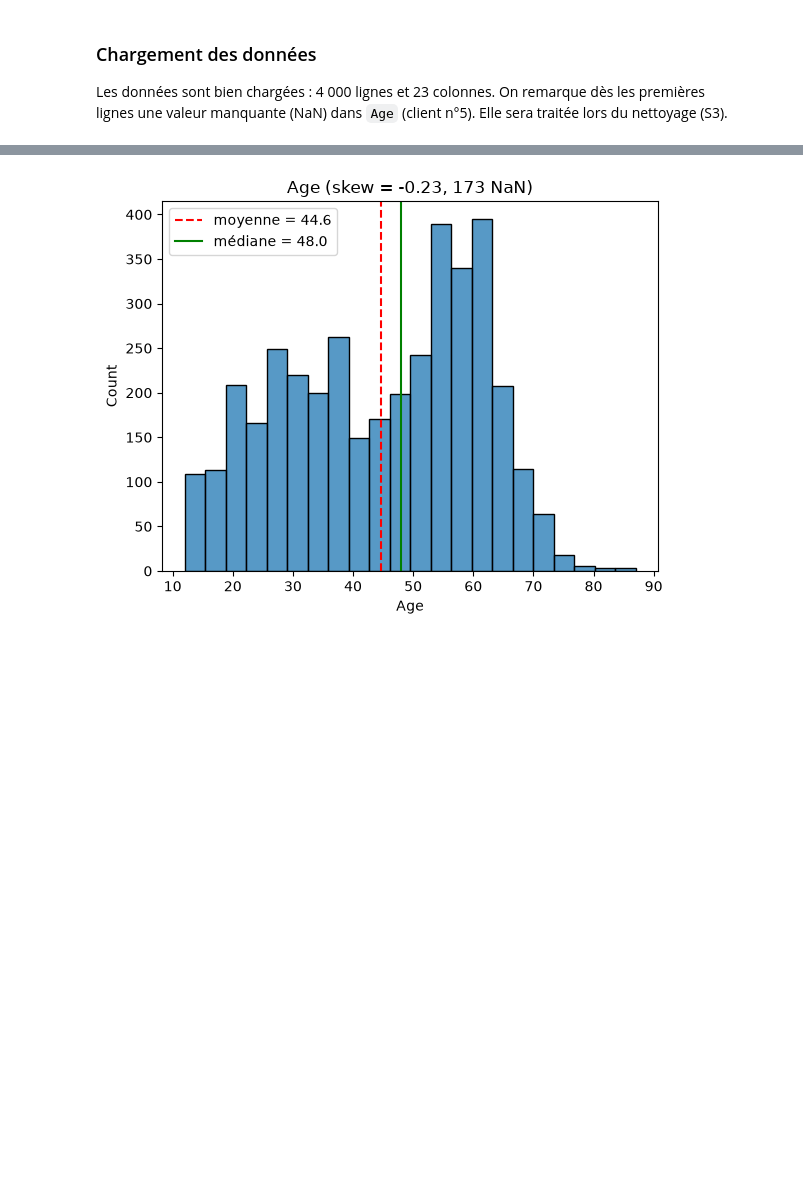
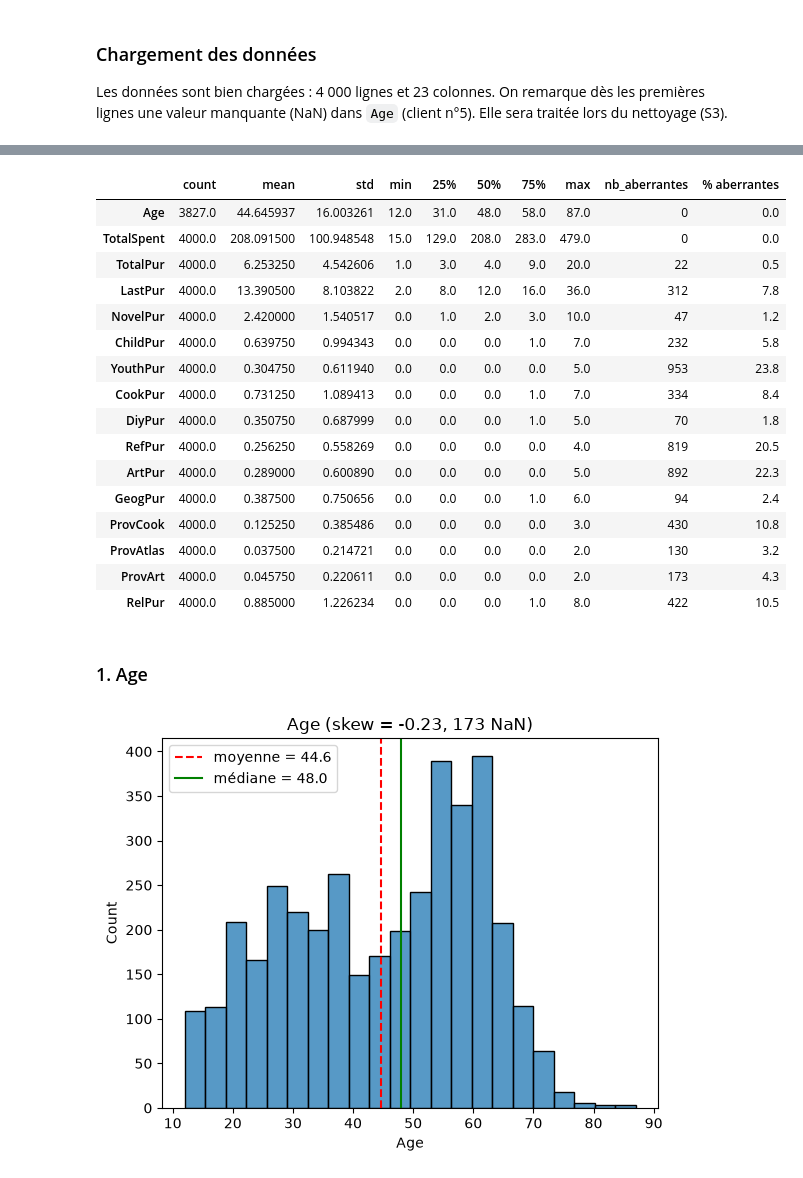
Before and after one commit to moussaassameur/projet-bi-librairie, a Jupyter notebook: projet_librairie.ipynb, the cells around one changed output, grey strips where cells are left out. Drawn from its saved outputs; the diff is of its cells as text; code cells hidden in the pictures; blank space fills up the shorter version.

```diff
--- a/projet_librairie.ipynb
+++ b/projet_librairie.ipynb
@@ -23,3 +95,38 @@ dans `Age` (client n°5). Elle sera traitée lors du nettoyage (S3).
+# %%
+var_num = ["Age", "TotalSpent", "TotalPur", "LastPur",
+           "NovelPur", "ChildPur", "YouthPur", "CookPur", "DiyPur", "RefPur",
+           "ArtPur", "GeogPur", "ProvCook", "ProvAtlas", "ProvArt", "RelPur"]
+
+stats = df[var_num].describe().T
+
+IQR = stats["75%"] - stats["25%"]
+borne_basse = stats["25%"] - 1.5 * IQR
+borne_haute = stats["75%"] + 1.5 * IQR
+
+stats["nb_aberrantes"] = [((df[c] < borne_basse[c]) | (df[c] > borne_haute[c])).sum() for c in var_num]
+stats["% aberrantes"] = (stats["nb_aberrantes"] / len(df) * 100).round(1)
+
+stats
+# %% [output]
+|  | count | mean | std | min | 25% | 50% | 75% | max | nb_aberrantes | % aberrantes |
+| Age | 3827.0 | 44.645937 | 16.003261 | 12.0 | 31.0 | 48.0 | 58.0 | 87.0 | 0 | 0.0 |
+| TotalSpent | 4000.0 | 208.091500 | 100.948548 | 15.0 | 129.0 | 208.0 | 283.0 | 479.0 | 0 | 0.0 |
+| TotalPur | 4000.0 | 6.253250 | 4.542606 | 1.0 | 3.0 | 4.0 | 9.0 | 20.0 | 22 | 0.5 |
+| LastPur | 4000.0 | 13.390500 | 8.103822 | 2.0 | 8.0 | 12.0 | 16.0 | 36.0 | 312 | 7.8 |
+| NovelPur | 4000.0 | 2.420000 | 1.540517 | 0.0 | 1.0 | 2.0 | 3.0 | 10.0 | 47 | 1.2 |
+| ChildPur | 4000.0 | 0.639750 | 0.994343 | 0.0 | 0.0 | 0.0 | 1.0 | 7.0 | 232 | 5.8 |
+| YouthPur | 4000.0 | 0.304750 | 0.611940 | 0.0 | 0.0 | 0.0 | 0.0 | 5.0 | 953 | 23.8 |
+| CookPur | 4000.0 | 0.731250 | 1.089413 | 0.0 | 0.0 | 0.0 | 1.0 | 7.0 | 334 | 8.4 |
+| DiyPur | 4000.0 | 0.350750 | 0.687999 | 0.0 | 0.0 | 0.0 | 1.0 | 5.0 | 70 | 1.8 |
+| RefPur | 4000.0 | 0.256250 | 0.558269 | 0.0 | 0.0 | 0.0 | 0.0 | 4.0 | 819 | 20.5 |
+| ArtPur | 4000.0 | 0.289000 | 0.600890 | 0.0 | 0.0 | 0.0 | 0.0 | 5.0 | 892 | 22.3 |
+| GeogPur | 4000.0 | 0.387500 | 0.750656 | 0.0 | 0.0 | 0.0 | 1.0 | 6.0 | 94 | 2.4 |
+| ProvCook | 4000.0 | 0.125250 | 0.385486 | 0.0 | 0.0 | 0.0 | 0.0 | 3.0 | 430 | 10.8 |
+| ProvAtlas | 4000.0 | 0.037500 | 0.214721 | 0.0 | 0.0 | 0.0 | 0.0 | 2.0 | 130 | 3.2 |
+| ProvArt | 4000.0 | 0.045750 | 0.220611 | 0.0 | 0.0 | 0.0 | 0.0 | 2.0 | 173 | 4.3 |
+| RelPur | 4000.0 | 0.885000 | 1.226234 | 0.0 | 0.0 | 0.0 | 1.0 | 8.0 | 422 | 10.5 |
+# %% [markdown]
+### 1. Age
 # %%
 s = df["Age"]
 nb_nan = s.isna().sum()
```
Also changed, not shown: parts of 13 cells of this notebook.
